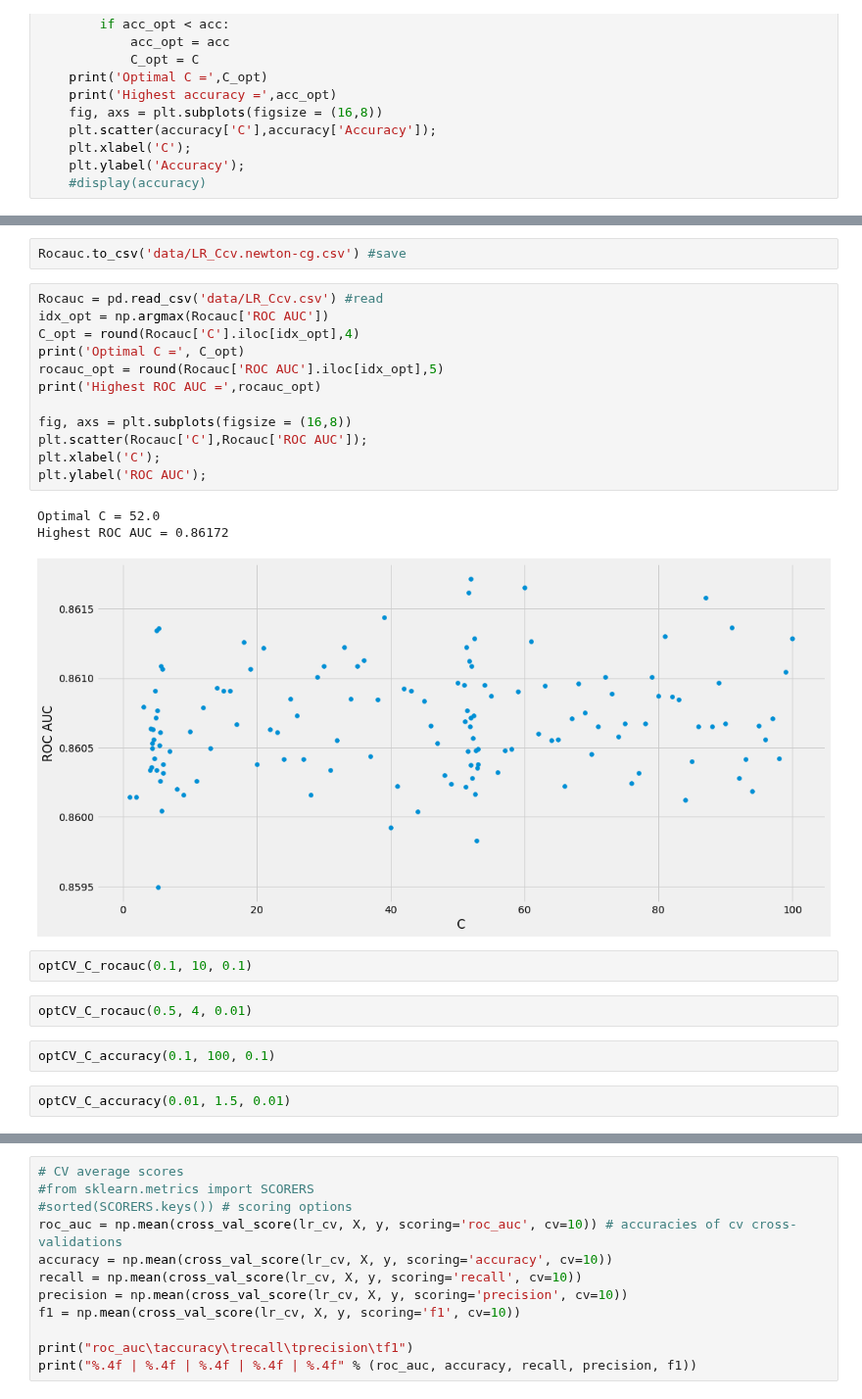
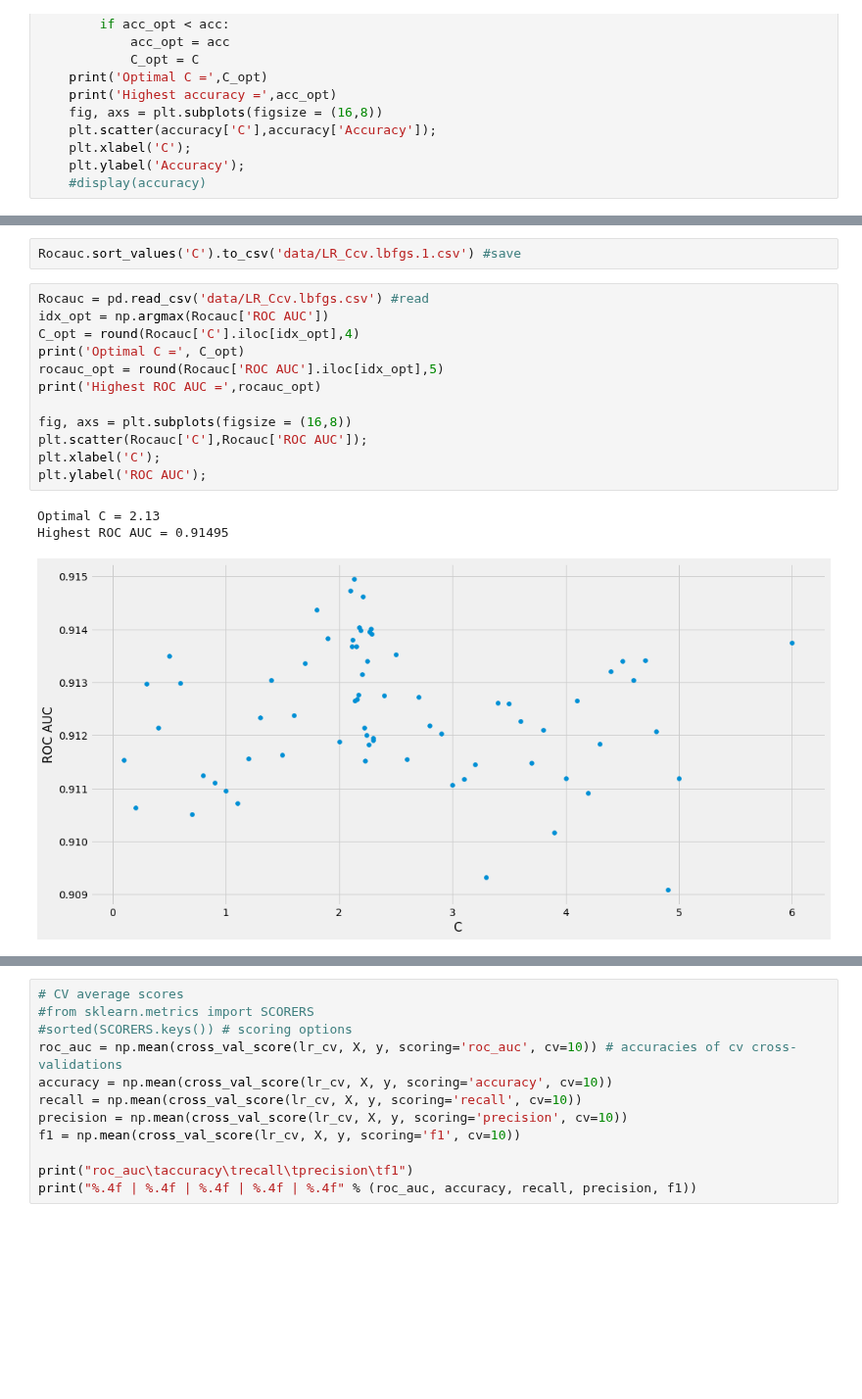
Before and after one commit to ysereda/Springboard, a Jupyter notebook: Capstone2_CustomerChurn.ipynb, the cells around one changed output, grey strips where cells are left out. Shown at 98% size. Cells and saved outputs as stored; diff of their text form; blank space fills up the shorter version.

```diff
--- a/Capstone2_CustomerChurn.ipynb
+++ b/Capstone2_CustomerChurn.ipynb
@@ -2855,29 +3211,21 @@ Rocauc
 # %%
-Rocauc.to_csv('data/LR_Ccv.newton-cg.csv') #save
+Rocauc.sort_values('C').to_csv('data/LR_Ccv.lbfgs.1.csv') #save
 # %%
-Rocauc = pd.read_csv('data/LR_Ccv.csv') #read
+Rocauc = pd.read_csv('data/LR_Ccv.lbfgs.csv') #read
 idx_opt = np.argmax(Rocauc['ROC AUC'])
 C_opt = round(Rocauc['C'].iloc[idx_opt],4)
 print('Optimal C =', C_opt)
 rocauc_opt = round(Rocauc['ROC AUC'].iloc[idx_opt],5)
 print('Highest ROC AUC =',rocauc_opt)
 
 fig, axs = plt.subplots(figsize = (16,8))
 plt.scatter(Rocauc['C'],Rocauc['ROC AUC']);
 plt.xlabel('C');
 plt.ylabel('ROC AUC');
 # %% [output]
-Optimal C = 52.0
-Highest ROC AUC = 0.86172
+Optimal C = 2.13
+Highest ROC AUC = 0.91495
-[figure, old version]
+[figure, new version]
-# %%
-optCV_C_rocauc(0.1, 10, 0.1)
-# %%
-optCV_C_rocauc(0.5, 4, 0.01)
-# %%
-optCV_C_accuracy(0.1, 100, 0.1)
-# %%
-optCV_C_accuracy(0.01, 1.5, 0.01)
 # %%
 # Scores for the full data set, fitted using training set
 print('Optimized C in Logistic Regression with 10-fold Cross-Validation:')
```
Also changed, not shown: parts of 48 cells of this notebook, 4 other files.
